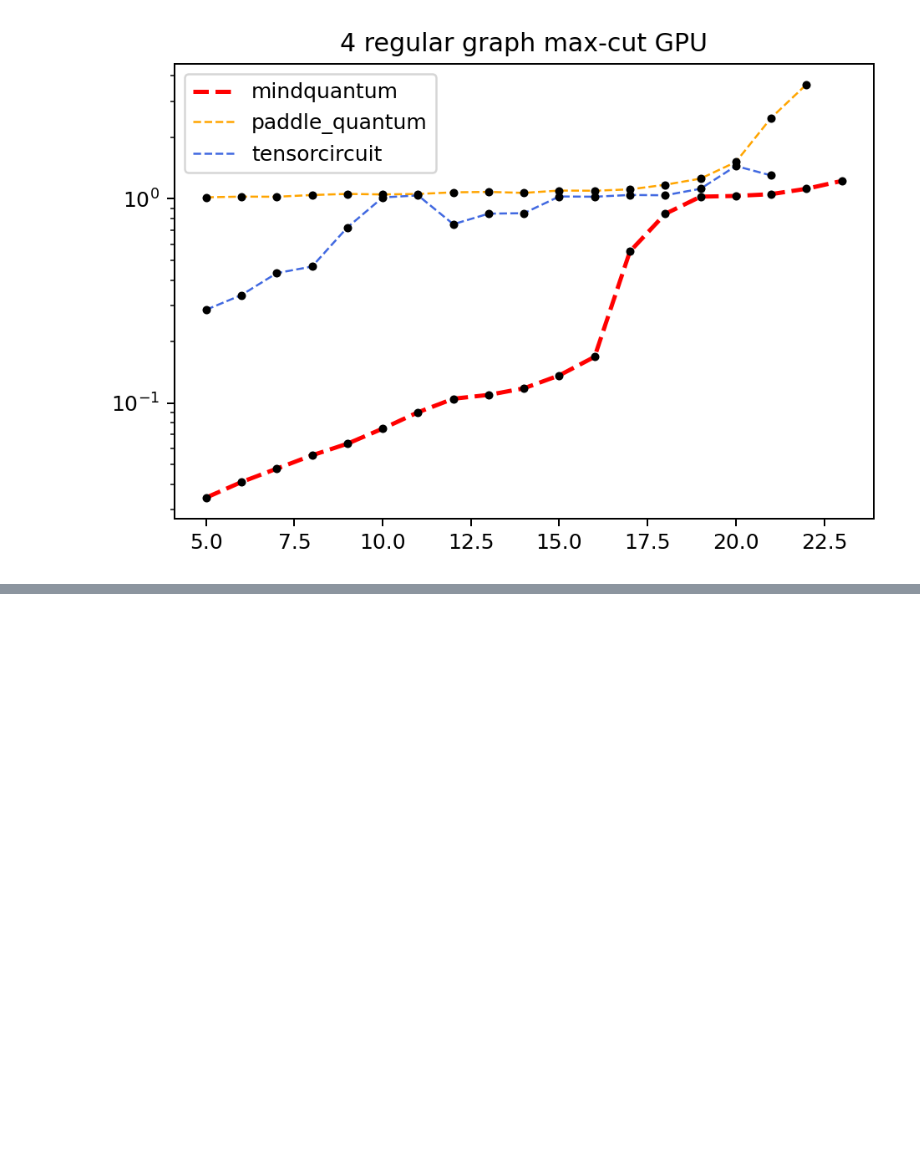
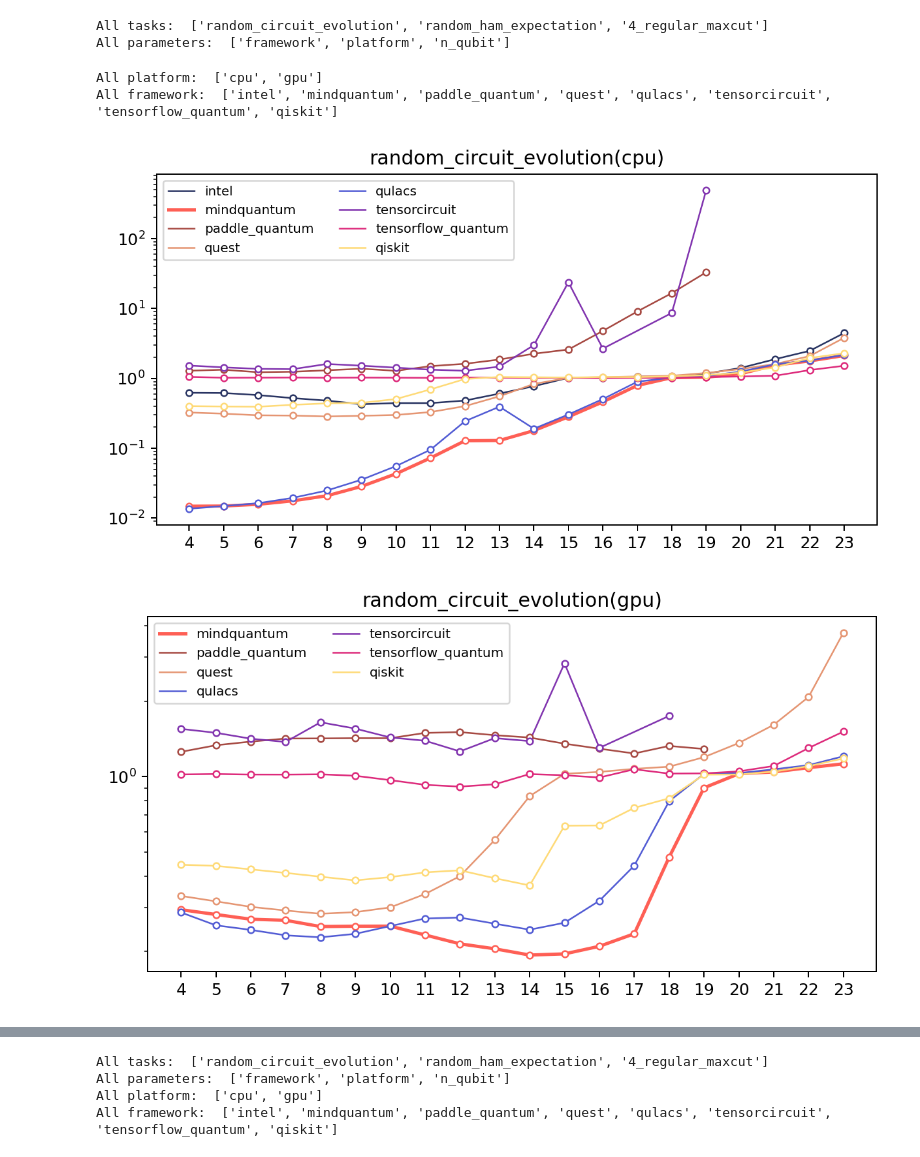
Before and after one commit to donghufeng/benchmark, a Jupyter notebook: tasks/virtualization.ipynb, the cells around one changed output, grey strips where cells are left out. Cells and saved outputs as stored; diff of their text form; code cells hidden in the pictures; blank space fills up the shorter version.

```diff
--- a/tasks/virtualization.ipynb
+++ b/tasks/virtualization.ipynb
@@ -1,4 +0,0 @@
-# %%
-import json
-with open('02.json', 'r') as f:
-    data = json.load(f)
@@ -115,4 +1,20 @@ show_res(qaoa_4_regular_maxcut_cpu, '4 regular graph max-cut CPU')
-# %%
-show_res(qaoa_4_regular_maxcut_gpu, '4 regular graph max-cut GPU')
-# %% [output]
-[figure, removed]
+# %%
+import numpy as np
+from benchmark import DataFrame
+import matplotlib.pyplot as plt
+datas = DataFrame("./02.json")
+all_task_names = datas.find_all_task()
+all_params = datas.find_all_params()
+print("All tasks: ", all_task_names)
+print("All parameters: ", all_params)
+# %% [output]
+All tasks:  ['random_circuit_evolution', 'random_ham_expectation', '4_regular_maxcut']
+All parameters:  ['framework', 'platform', 'n_qubit']
+# %%
+all_platforms = datas.find_all_keys('platform')
+all_frameworks = datas.find_all_keys('framework')
+print("All platform: ", all_platforms)
+print("All framework: ", all_frameworks)
+# %% [output]
+All platform:  ['cpu', 'gpu']
+All framework:  ['intel', 'mindquantum', 'paddle_quantum', 'quest', 'qulacs', 'tensorcircuit', 'tensorflow_quantum', 'qiskit']
@@ -118,0 +37,36 @@ show_res(qaoa_4_regular_maxcut_gpu, '4 regular graph max-cut GPU')
+# %%
+def plot_benchmark(task_name, platform):
+    framework_tasks = datas.filter_task(task_name).filter_task_params('platform', platform).split_by_params('framework')
+    plt.subplots(dpi=180, figsize=(8, 4))
+    x_max, x_min = -np.inf, np.inf
+    for f in framework_tasks:
+        x, y = f.extra_x_time('n_qubit', np.mean)
+        framework_name = f.find_all_keys('framework')[0]
+        lw=1
+        if framework_name == 'mindquantum':
+            lw=2
+        plt.plot(x,
+                 y,
+                 '-',
+                 label=framework_name,
+                 zorder=-1,
+                 c=fw_color_map[framework_name],lw=lw)
+        plt.scatter(x,
+                    y,
+                    s=15,
+                    facecolors='w',
+                    edgecolors=fw_color_map[framework_name],
+                    zorder=2)
+        x_max = max(x_max, max(x))
+        x_min = min(x_min, min(x))
+    plt.xticks(range(x_min, x_max + 1))
+    plt.legend(prop={"size": 8}, ncol=2)
+    plt.yscale('log')
+    plt.title(f"{task_name}({platform})")
+# %%
+for task_name in all_task_names:
+    for platform in all_platforms:
+        plot_benchmark(task_name, platform)
+# %% [output]
+[figure, added]
+[figure, added]
@@ -118,0 +77,10 @@ show_res(qaoa_4_regular_maxcut_gpu, '4 regular graph max-cut GPU')
+# %%
+print("All tasks: ", all_task_names)
+print("All parameters: ", all_params)
+print("All platform: ", all_platforms)
+print("All framework: ", all_frameworks)
+# %% [output]
+All tasks:  ['random_circuit_evolution', 'random_ham_expectation', '4_regular_maxcut']
+All parameters:  ['framework', 'platform', 'n_qubit']
+All platform:  ['cpu', 'gpu']
+All framework:  ['intel', 'mindquantum', 'paddle_quantum', 'quest', 'qulacs', 'tensorcircuit', 'tensorflow_quantum', 'qiskit']
```
Also changed, not shown: parts of 15 cells of this notebook, 3 other files.
